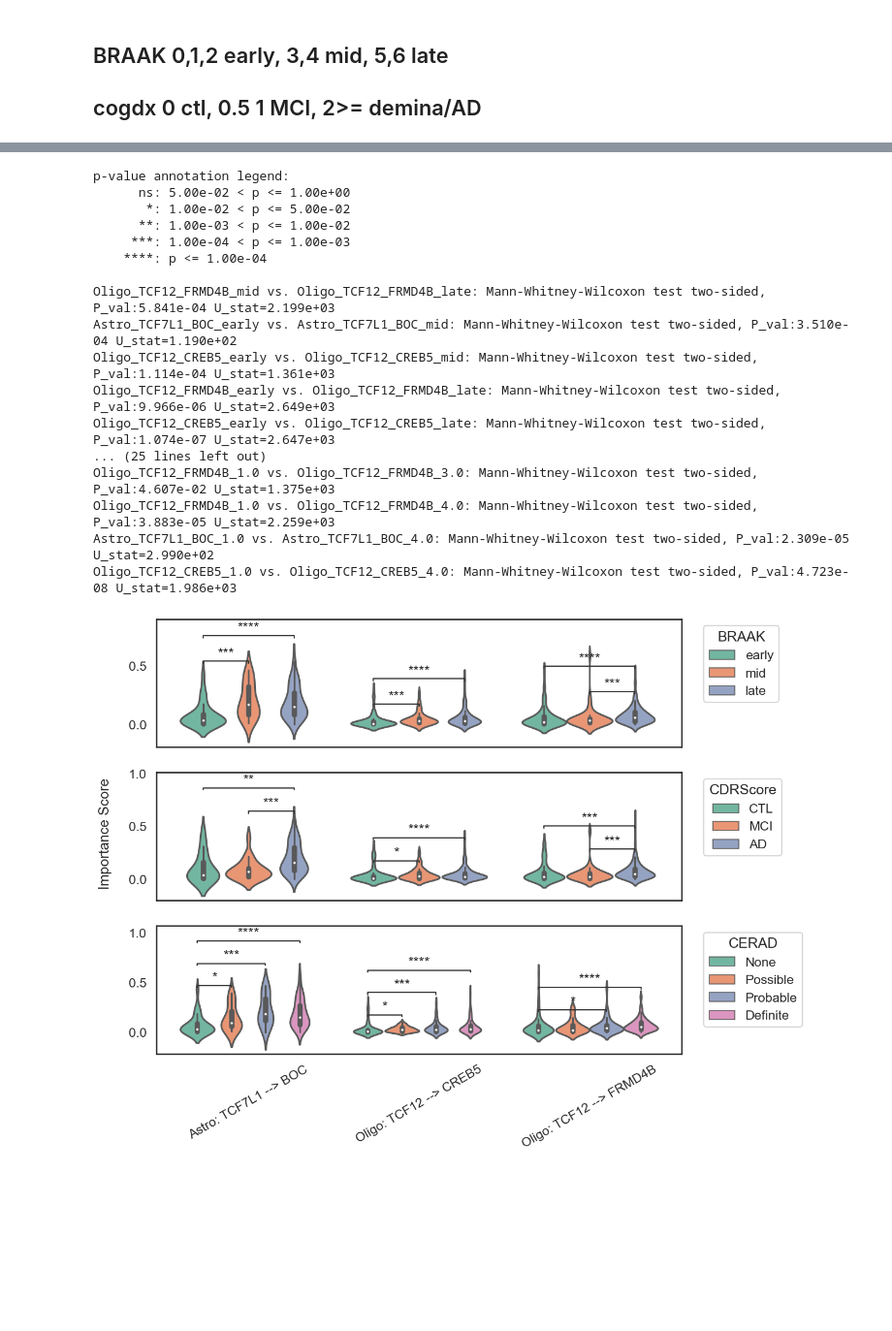
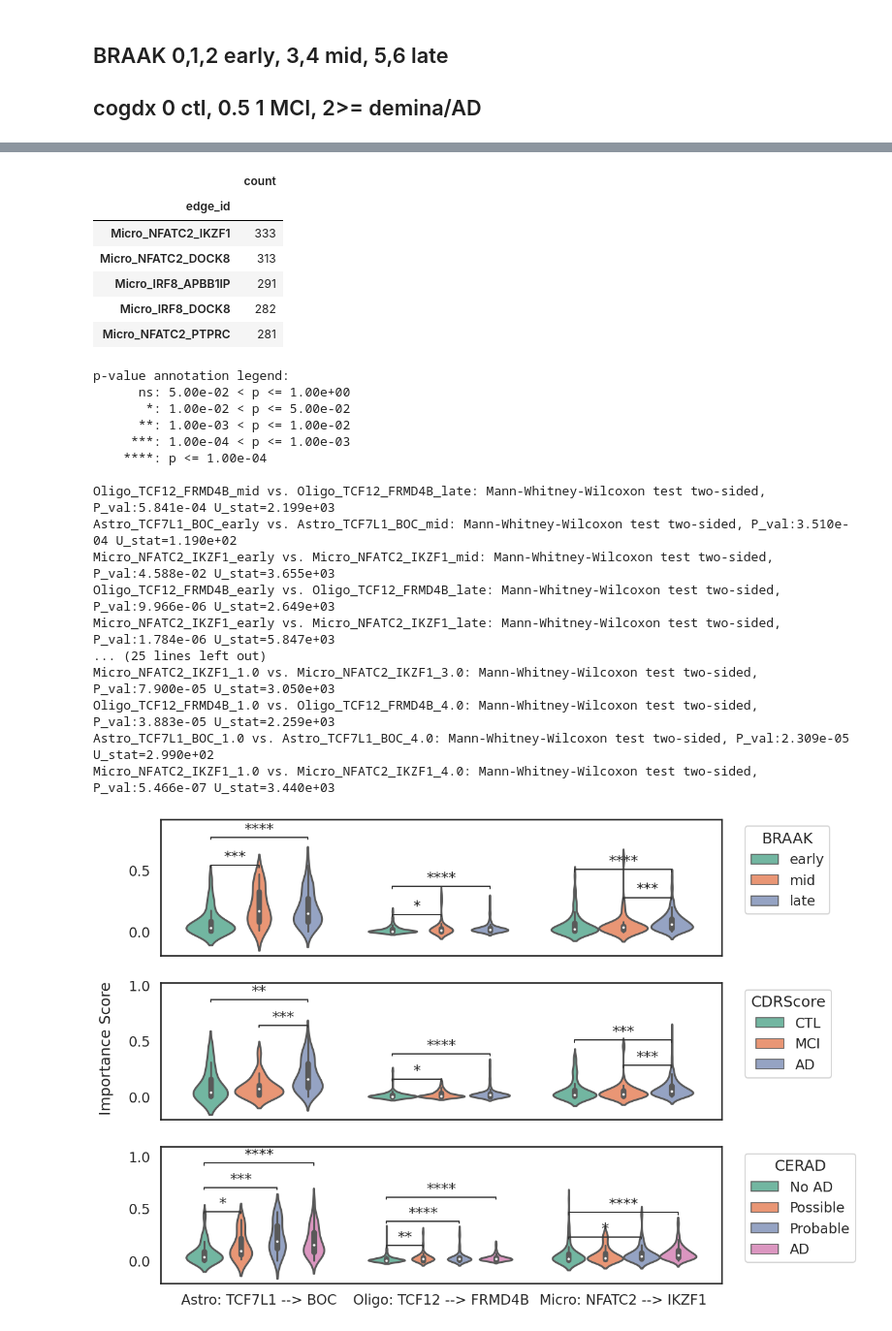
Before and after one commit to Oafish1/iBrainMap-Analysis, a Jupyter notebook: scripts/ting3_4/Fig4_violin_plot.ipynb, the cells around one changed output, grey strips where cells are left out. Shown at 97% size. Drawn from its saved outputs; the diff is of its cells as text; code cells hidden in the pictures; blank space fills up the shorter version.

Commit message:
Plot Formatting Changes

```diff
--- a/scripts/ting3_4/Fig4_violin_plot.ipynb
+++ b/scripts/ting3_4/Fig4_violin_plot.ipynb
@@ -116,3 +96,25 @@ edge_att_GRN_plot_dropna_try = edge_att_GRN_plot_dropna.loc[edge_att_GRN_plot_dr
+# %%
+# Get top micro by count
+df = edge_att_GRN_plot_dropna.copy()
+df['count'] = 1
+df = df[['edge_id', 'count']].groupby('edge_id').sum()
+df = df.sort_values(by='count', ascending=False)
+df = df.loc[[s.startswith('Micro_') for s in df.index]]
+df.head()
+# %% [output]
+|  | count |
+| edge_id |  |
+| Micro_NFATC2_IKZF1 | 333 |
+| Micro_NFATC2_DOCK8 | 313 |
+| Micro_IRF8_APBB1IP | 291 |
+| Micro_IRF8_DOCK8 | 282 |
+| Micro_NFATC2_PTPRC | 281 |
+# %%
+# NCK
+# Manual selection
+select_edge = ['Astro_TCF7L1_BOC', 'Oligo_TCF12_FRMD4B', 'Micro_NFATC2_IKZF1']  # 'Oligo_TCF12_CREB5'
+
+edge_att_GRN_plot_dropna_try = edge_att_GRN_plot_dropna.loc[edge_att_GRN_plot_dropna['edge_id'].isin(select_edge)]
 # %%
 # NCK
 from itertools import product
@@ -168,7 +170,7 @@ order =  np.unique(edge_att_GRN_plot_dropna_try['edge_id']).tolist()
 state_pairs = [("1.0", "2.0"), ("1.0", "3.0"), ("1.0", "4.0")]
 pairs = [[(e, sg) for sg in g] for e, g in product(select_edge, state_pairs)]
 hue_order = ['1.0', '2.0', '3.0', '4.0']
-conv_dict = {'1.0': 'None', '2.0': 'Possible', '3.0': 'Probable', '4.0': 'Definite'}
+conv_dict = {'1.0': 'No AD', '2.0': 'Possible', '3.0': 'Probable', '4.0': 'AD'}
 
 sns.violinplot(data=edge_att_GRN_plot_dropna_try, x="edge_id", y="att_ave", order=order, hue="CERAD", hue_order=hue_order, ax=axs[2])
 #axs[2].set_ylabel('Attention Score', fontsize = 6)
@@ -184,7 +186,7 @@ for t in axs[2].legend_.get_texts():
 #axs[2].set_xticks(select_edge, rotation=30, fontsize = 12)
 
 #axs[2].set_xticks([i - 1 for i in range(len(select_edge))])
-axs[2].set_xticklabels(select_edge, rotation=30)  # , fontsize=12
+axs[2].set_xticklabels(select_edge)  # , rotation=30, fontsize=12
 
 annotator2 = Annotator(axs[2], pairs, data=edge_att_GRN_plot_dropna_try, x="edge_id", y="att_ave", order=order, hue="CERAD", hue_order=hue_order)
 annotator2.configure(test='Mann-Whitney', text_format='star', loc='inside', hide_non_significant=True)  # NCK
@@ -199,35 +201,35 @@ for l in labels:
     text = text.split('_')
     text = '_'.join(text[:-2]) + ': ' + ' --> '.join(text[-2:])
     l.set_text(text)
 axs[2].set_xticklabels(labels)
 
 #plt.tight_layout()
 
 # Show the plot
 
 #plt.xticks(rotation=30, fontsize = 12)
 #plt.ylabel('Attention Score')
 #plt.xlabel('')
 #plt.legend(title='AD Progression (CERAD)',loc='upper left', bbox_to_anchor=(1.03, 1))
 fig.text( 0.04, 0.5,'Importance Score', va='center', rotation='vertical')  # , fontsize=12
 plt.savefig('../plots/figure_4_distribution.pdf', bbox_inches='tight')
 plt.show()
 # %% [output]
 p-value annotation legend:
       ns: 5.00e-02 < p <= 1.00e+00
        *: 1.00e-02 < p <= 5.00e-02
       **: 1.00e-03 < p <= 1.00e-02
      ***: 1.00e-04 < p <= 1.00e-03
     ****: p <= 1.00e-04
 
 Oligo_TCF12_FRMD4B_mid vs. Oligo_TCF12_FRMD4B_late: Mann-Whitney-Wilcoxon test two-sided, P_val:5.841e-04 U_stat=2.199e+03
 Astro_TCF7L1_BOC_early vs. Astro_TCF7L1_BOC_mid: Mann-Whitney-Wilcoxon test two-sided, P_val:3.510e-04 U_stat=1.190e+02
-Oligo_TCF12_CREB5_early vs. Oligo_TCF12_CREB5_mid: Mann-Whitney-Wilcoxon test two-sided, P_val:1.114e-04 U_stat=1.361e+03
+Micro_NFATC2_IKZF1_early vs. Micro_NFATC2_IKZF1_mid: Mann-Whitney-Wilcoxon test two-sided, P_val:4.588e-02 U_stat=3.655e+03
 Oligo_TCF12_FRMD4B_early vs. Oligo_TCF12_FRMD4B_late: Mann-Whitney-Wilcoxon test two-sided, P_val:9.966e-06 U_stat=2.649e+03
-Oligo_TCF12_CREB5_early vs. Oligo_TCF12_CREB5_late: Mann-Whitney-Wilcoxon test two-sided, P_val:1.074e-07 U_stat=2.647e+03
+Micro_NFATC2_IKZF1_early vs. Micro_NFATC2_IKZF1_late: Mann-Whitney-Wilcoxon test two-sided, P_val:1.784e-06 U_stat=5.847e+03
 ... (25 lines left out)
-Oligo_TCF12_FRMD4B_1.0 vs. Oligo_TCF12_FRMD4B_3.0: Mann-Whitney-Wilcoxon test two-sided, P_val:4.607e-02 U_stat=1.375e+03
+Micro_NFATC2_IKZF1_1.0 vs. Micro_NFATC2_IKZF1_3.0: Mann-Whitney-Wilcoxon test two-sided, P_val:7.900e-05 U_stat=3.050e+03
 Oligo_TCF12_FRMD4B_1.0 vs. Oligo_TCF12_FRMD4B_4.0: Mann-Whitney-Wilcoxon test two-sided, P_val:3.883e-05 U_stat=2.259e+03
 Astro_TCF7L1_BOC_1.0 vs. Astro_TCF7L1_BOC_4.0: Mann-Whitney-Wilcoxon test two-sided, P_val:2.309e-05 U_stat=2.990e+02
-Oligo_TCF12_CREB5_1.0 vs. Oligo_TCF12_CREB5_4.0: Mann-Whitney-Wilcoxon test two-sided, P_val:4.723e-08 U_stat=1.986e+03
+Micro_NFATC2_IKZF1_1.0 vs. Micro_NFATC2_IKZF1_4.0: Mann-Whitney-Wilcoxon test two-sided, P_val:5.466e-07 U_stat=3.440e+03
-[figure, old version]
+[figure, new version]
```
Also changed, not shown: parts of 15 cells of this notebook, 5 other files.
